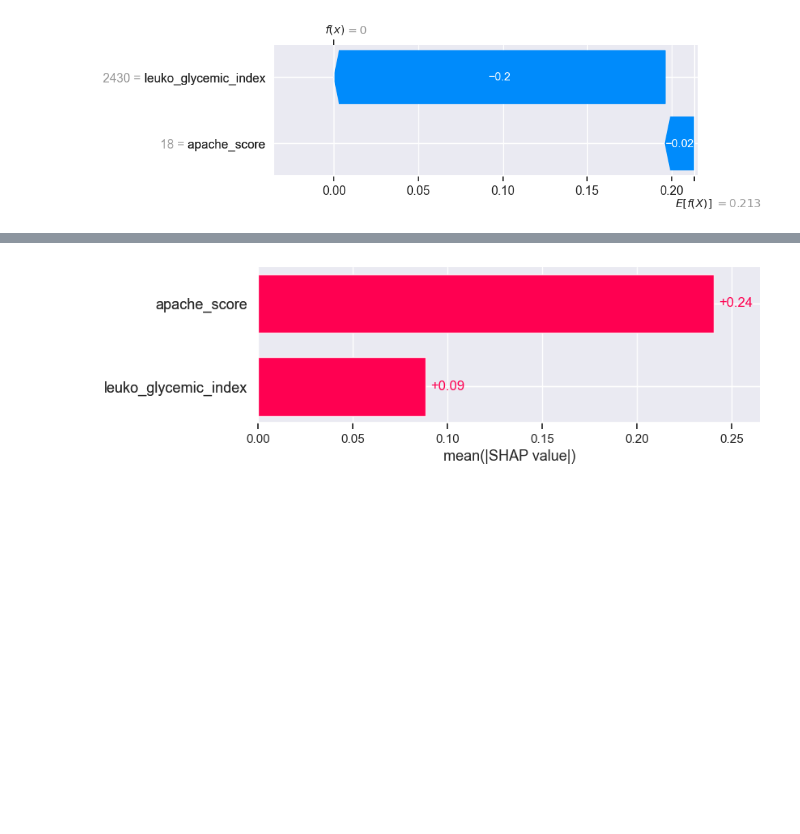
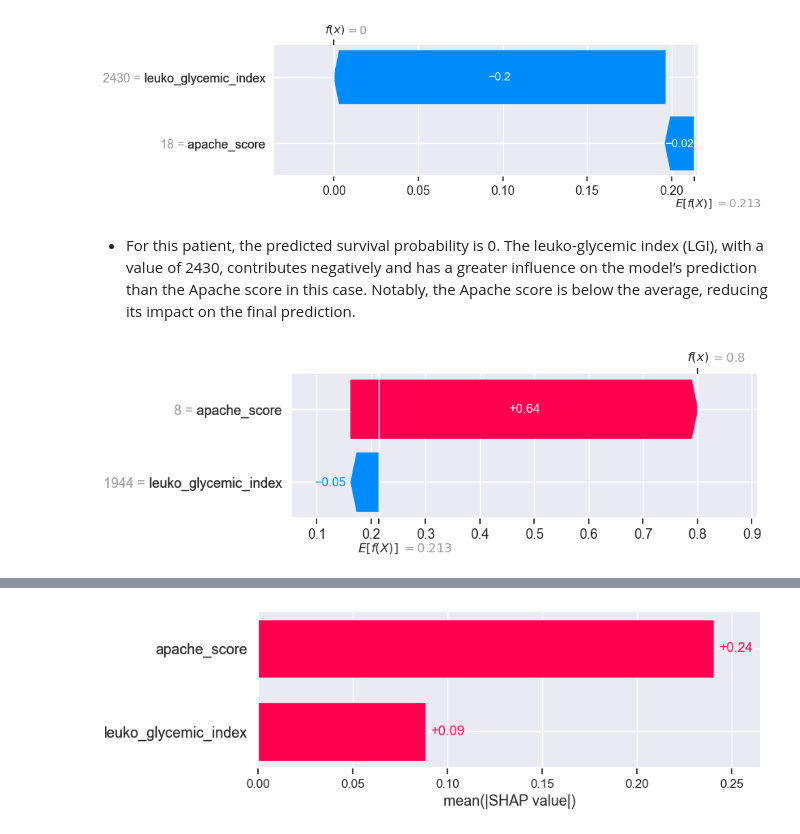
Before and after one commit to serize02/leuko-ml, a Jupyter notebook: notebooks/03_knn_analysis.ipynb, the cells around one changed output, grey strips where cells are left out. Saved outputs shown, nothing was run; the diff lists cells and outputs as text; code cells hidden in the pictures; blank space fills up the shorter version.

Commit message:
feat: shap-knn

```diff
--- a/notebooks/03_knn_analysis.ipynb
+++ b/notebooks/03_knn_analysis.ipynb
@@ -91,2 +93,8 @@ shap.plots.waterfall(shap_values[0]) # first case from the dataset
 # %% [output]
 [figure]
+# %% [markdown]
+- For this patient, the predicted survival probability is 0. The leuko-glycemic index (LGI), with a value of 2430, contributes negatively and has a greater influence on the model’s prediction than the Apache score in this case. Notably, the Apache score is below the average, reducing its impact on the final prediction.
+# %%
+shap.plots.waterfall(shap_values[3])
+# %% [output]
+[figure, added]
```
Also changed, not shown: parts of 5 cells of this notebook, 4 other files.
